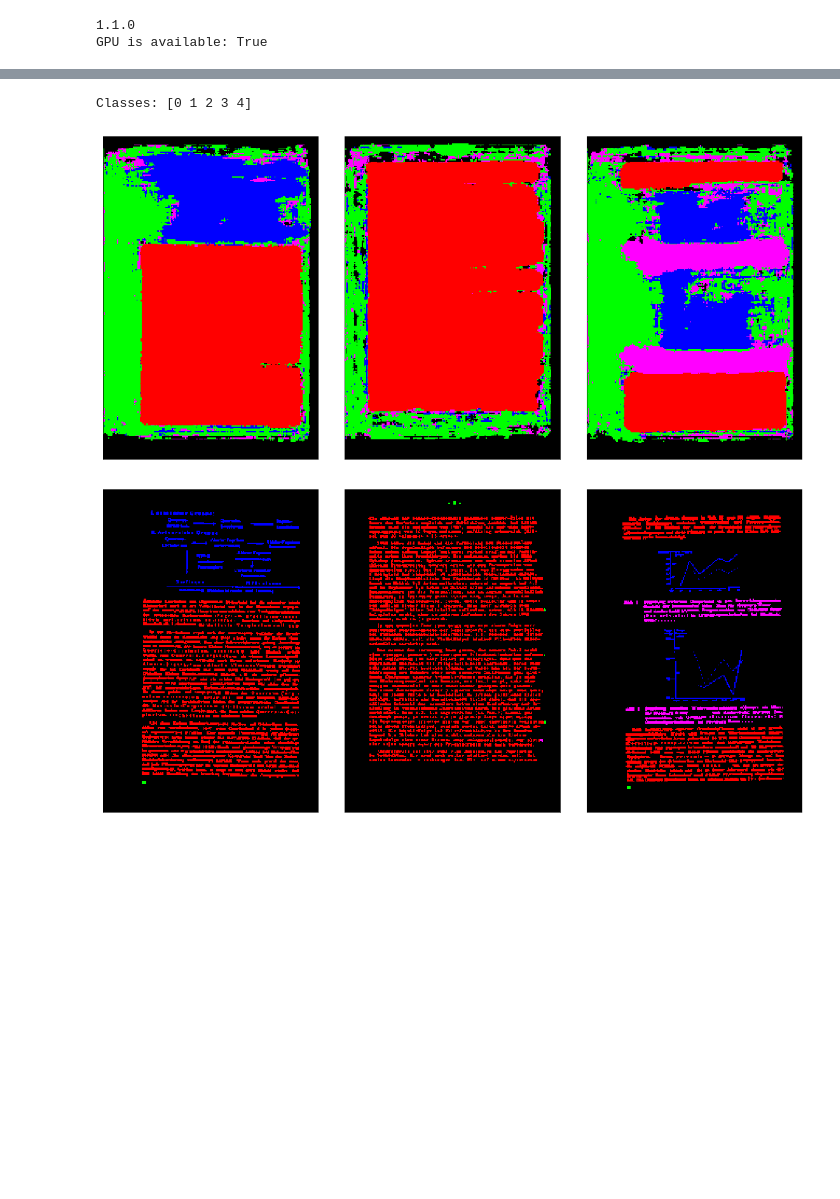
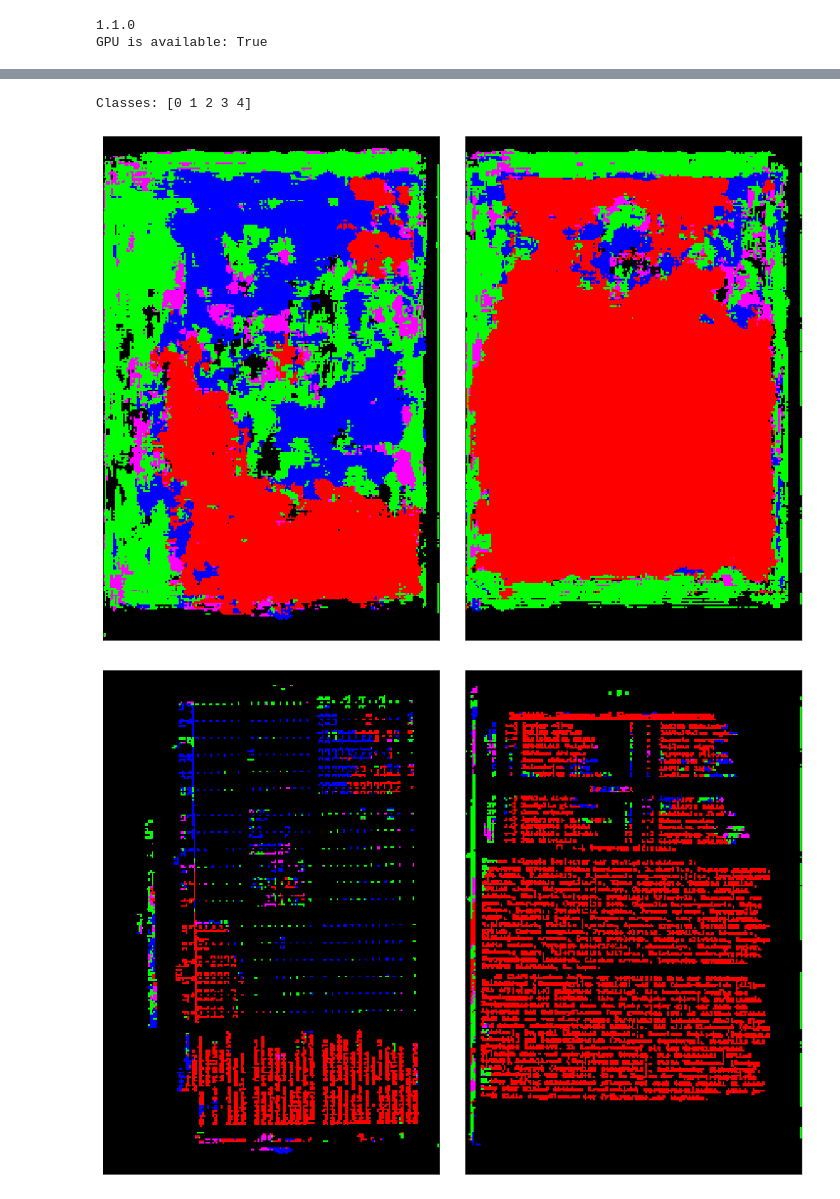
Before and after one commit to m-stoeckel/biofid-document-image-segmentation, a Jupyter notebook: DocumentImageSegementation.ipynb, the cells around one changed output, grey strips where cells are left out. Cells and saved outputs as stored; diff of their text form; code cells hidden in the pictures; blank space fills up the shorter version.

```diff
--- a/DocumentImageSegementation.ipynb
+++ b/DocumentImageSegementation.ipynb
@@ -679,0 +718,11 @@ Classes: [0 1 2 3 4]
+# %%
+test_dataset = BIOfidEvalDataset(path='/content/biofid-document-image-segmentation/data/test/',
+                        x_size=img_size, y_size=img_size, classes=num_classes,
+                        concat_x_bin=concat_x_bin)
+
+x_test = torch.empty(test_dataset.len(),in_channels,img_size[0],img_size[1])
+x_test_bin = torch.empty(test_dataset.len(),1,img_size[0],img_size[1])
+
+for i in range(test_dataset.len()):
+  xt, xb, x_in = test_dataset[i]
+  x_test[i], x_test_bin[i] = xt, xb
@@ -680,29 +756,27 @@ Classes: [0 1 2 3 4]
 # %%
 model = model_interpolate
 model.eval()
 
-result = model.forward(x_train.to(device))
+result = model.forward(x_test.to(device))
 result = torch.argmax(result.detach().cpu(), dim=1)
 print(f"\nClasses: {np.unique(result)}")
 imgs = decode_segmaps(result.split(1, dim=0))
-fig, axs = plt.subplots(1,3, figsize=(16,12))
+fig, axs = plt.subplots(1,2, figsize=(16,12))
 fig.tight_layout()
 clear_axs(axs)
 axs[0].imshow(imgs[0])
 axs[1].imshow(imgs[1])
-axs[2].imshow(imgs[2])
 plt.show()
 
-result = result.float().mul(y_bin.squeeze().float()).to(torch.int16)
+result = result.float().mul(x_test_bin.squeeze().float()).to(torch.int16)
 imgs = decode_segmaps(result.split(1, dim=0))
-fig, axs = plt.subplots(1,3, figsize=(16,12))
+fig, axs = plt.subplots(1,2, figsize=(16,12))
 fig.tight_layout()
 clear_axs(axs)
 axs[0].imshow(imgs[0])
 axs[1].imshow(imgs[1])
-axs[2].imshow(imgs[2])
 plt.show()
 # %% [output]
 Classes: [0 1 2 3 4]
-[figure, old version]
+[figure, new version]
-[figure, old version]
+[figure, new version]
```
Also changed, not shown: parts of 7 cells of this notebook.
